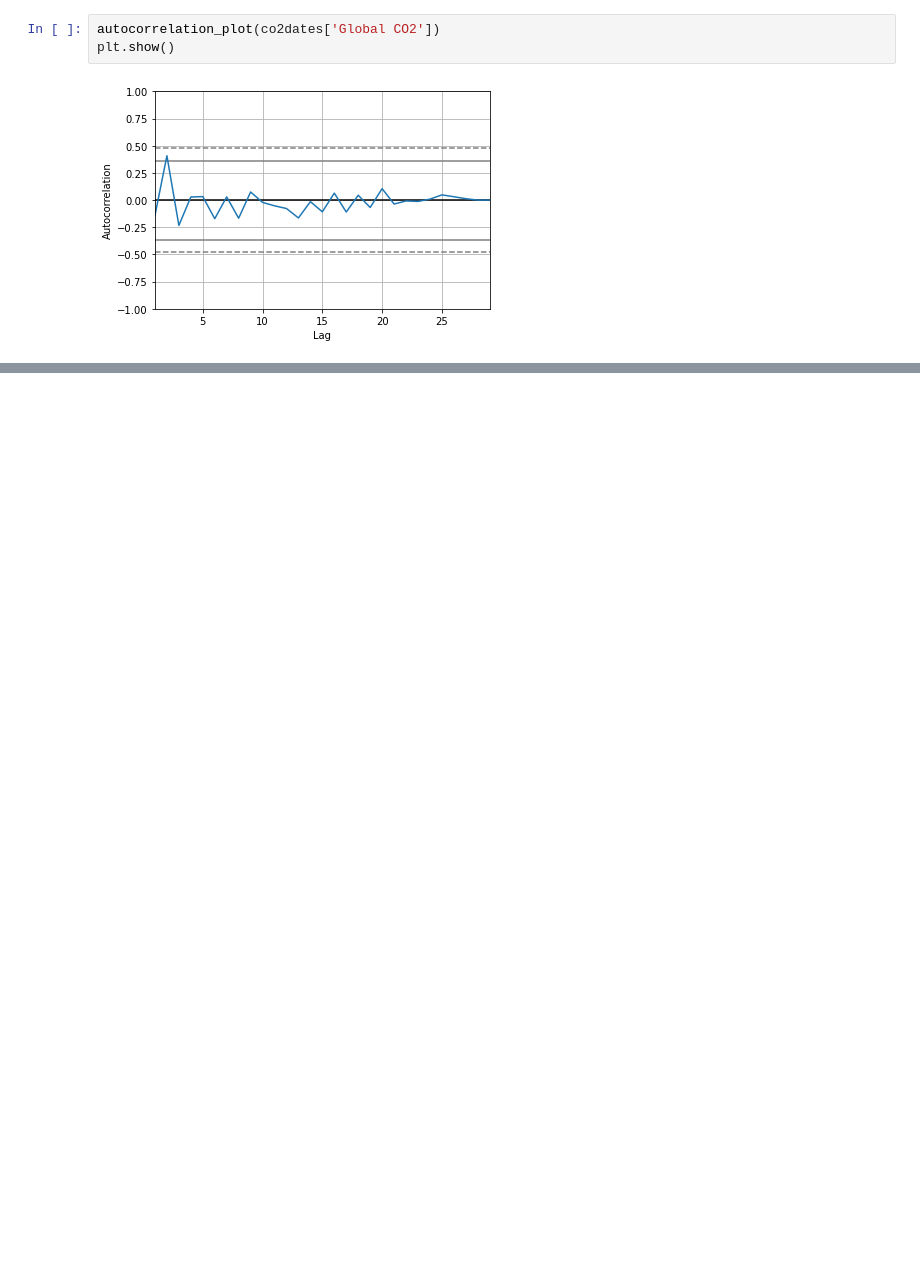
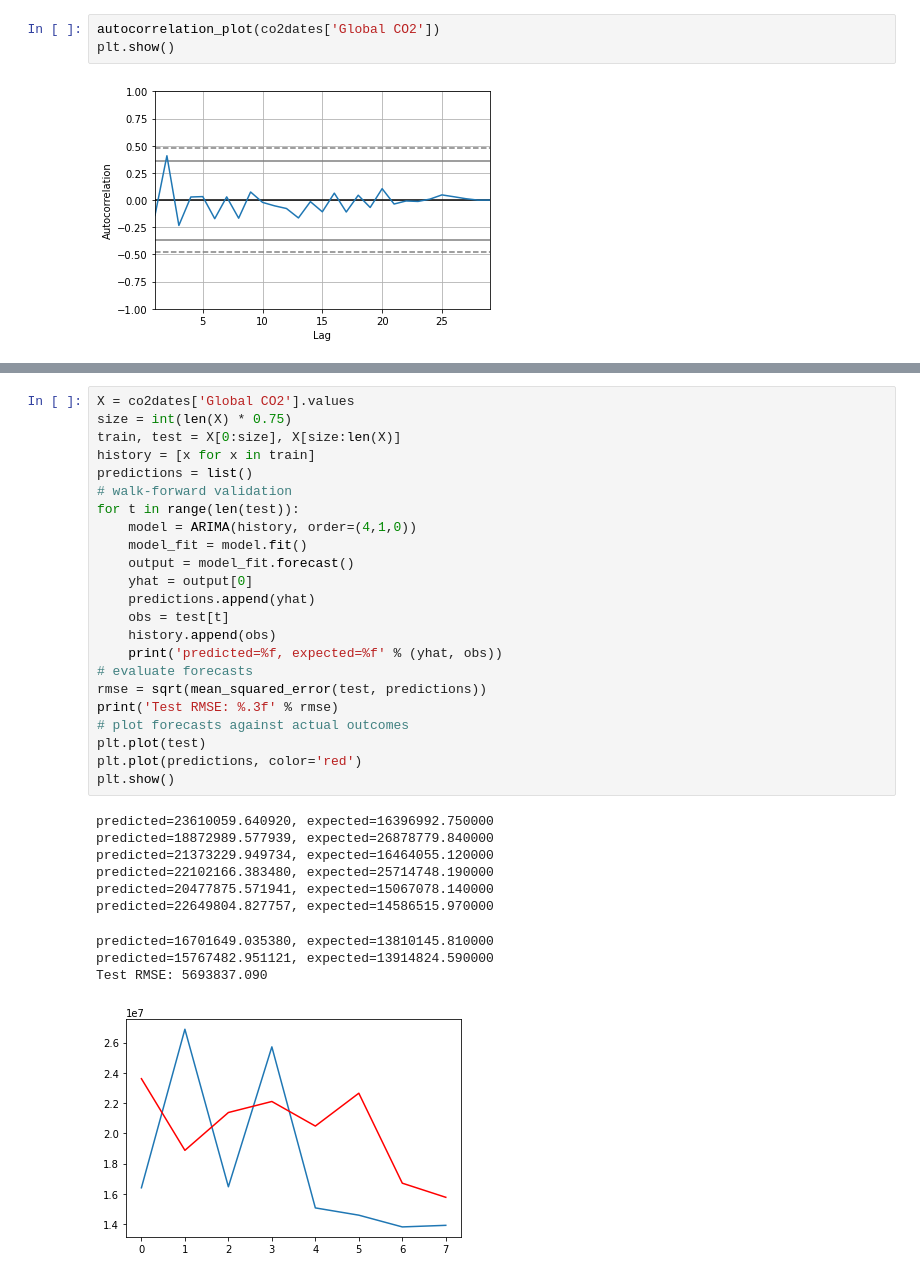
Before and after one commit to OMGitsJoeMG/Springboard-Projects, a Jupyter notebook: Global Environmental.ipynb, the cells around one changed output, grey strips where cells are left out. Drawn from its saved outputs; the diff is of its cells as text; blank space fills up the shorter version.

Commit message:
Add files via upload
Updated with prediction

```diff
--- a/Global Environmental.ipynb
+++ b/Global Environmental.ipynb
@@ -590,0 +621,34 @@ ValueError: SARIMAX models require univariate `endog`. Got shape (29, 191).
+# %%
+X = co2dates['Global CO2'].values
+size = int(len(X) * 0.75)
+train, test = X[0:size], X[size:len(X)]
+history = [x for x in train]
+predictions = list()
+# walk-forward validation
+for t in range(len(test)):
+	model = ARIMA(history, order=(4,1,0))
+	model_fit = model.fit()
+	output = model_fit.forecast()
+	yhat = output[0]
+	predictions.append(yhat)
+	obs = test[t]
+	history.append(obs)
+	print('predicted=%f, expected=%f' % (yhat, obs))
+# evaluate forecasts
+rmse = sqrt(mean_squared_error(test, predictions))
+print('Test RMSE: %.3f' % rmse)
+# plot forecasts against actual outcomes
+plt.plot(test)
+plt.plot(predictions, color='red')
+plt.show()
+# %% [output]
+predicted=23610059.640920, expected=16396992.750000
+predicted=18872989.577939, expected=26878779.840000
+predicted=21373229.949734, expected=16464055.120000
+predicted=22102166.383480, expected=25714748.190000
+predicted=20477875.571941, expected=15067078.140000
+predicted=22649804.827757, expected=14586515.970000
+predicted=16701649.035380, expected=13810145.810000
+predicted=15767482.951121, expected=13914824.590000
+Test RMSE: 5693837.090
+[figure, added]
```
Also changed, not shown: parts of 4 cells of this notebook.
